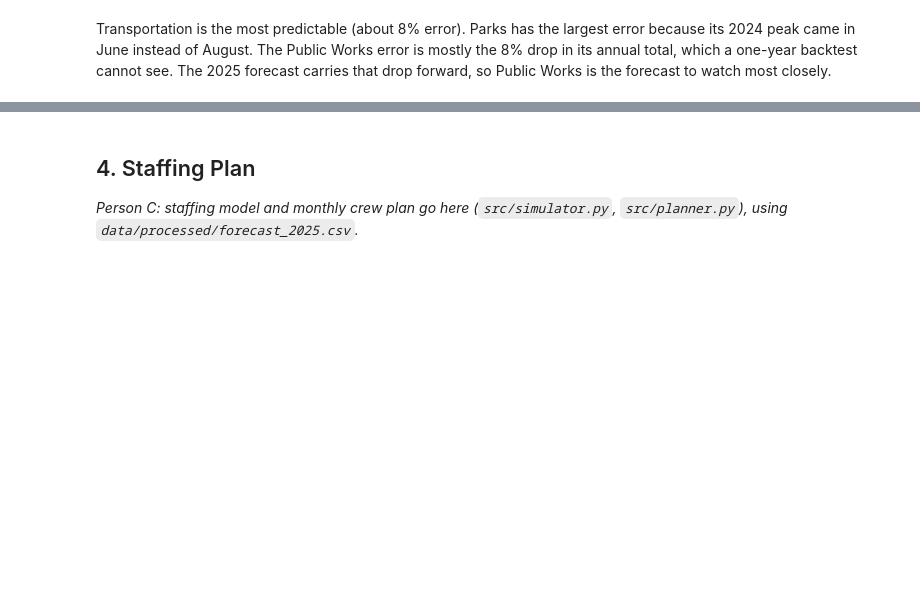
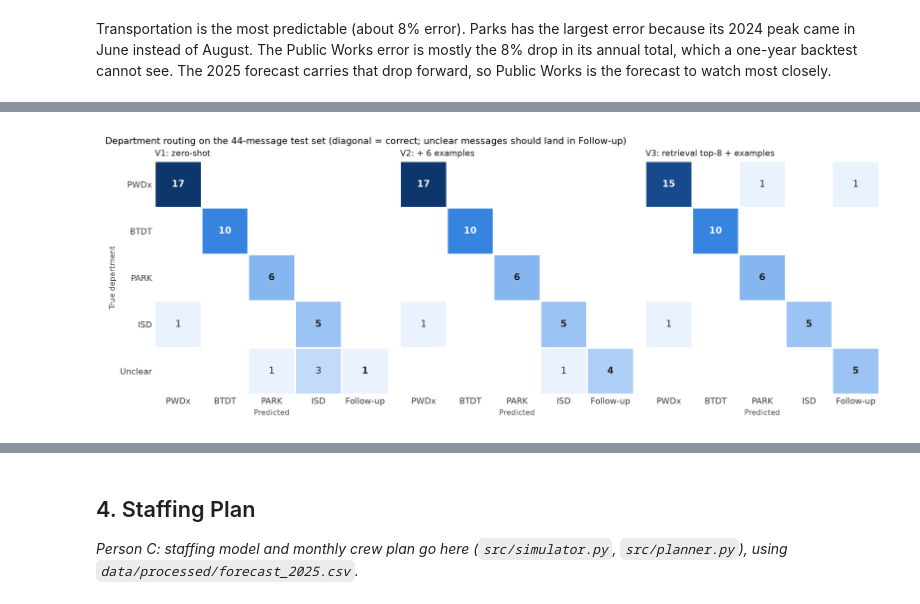
Before and after one commit to kavin1317/Boston-311-Crew-Staffing---Hackathon, a Jupyter notebook: notebooks/main.ipynb, the cells around one changed output, grey strips where cells are left out. Saved outputs shown, nothing was run; the diff lists cells and outputs as text; code cells hidden in the pictures; blank space fills up the shorter version.

Commit message:
Step 10: README, notebook intake section

```diff
--- a/notebooks/main.ipynb
+++ b/notebooks/main.ipynb
@@ -244,0 +225,7 @@ cat[["type", "department", "n_2024", "top_queue", "description"]].head(15)
+# %%
+from src import intake
+
+catalog = intake.load_catalog()
+cat = pd.DataFrame(catalog)
+print(f"{len(cat)} request types:", cat.department.value_counts().to_dict())
+cat[["type", "department", "n_2024", "primary_queue", "description"]].head(10)
@@ -244,0 +289,3 @@ cat[["type", "department", "n_2024", "top_queue", "description"]].head(15)
+# %%
+res, summary = intake.evaluate_versions()
+summary.drop(columns="flagged").style.format({c: "{:.0%}" for c in summary.columns[1:-1]})
@@ -244,0 +305,5 @@ cat[["type", "department", "n_2024", "top_queue", "description"]].head(15)
+# %%
+intake.plot_confusion(res)
+display(Image(str(intake.FIG_PATH)))
+# %% [output]
+[figure, added]
```
Also changed, not shown: parts of 14 cells of this notebook, 4 other files.
